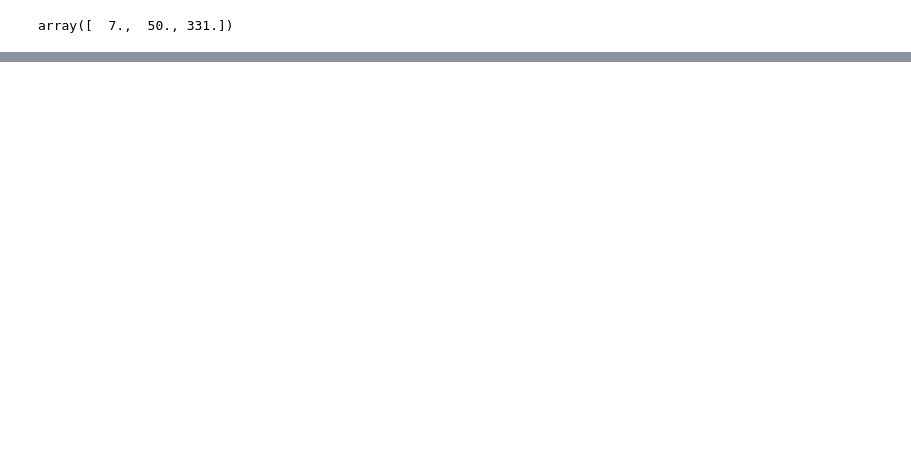
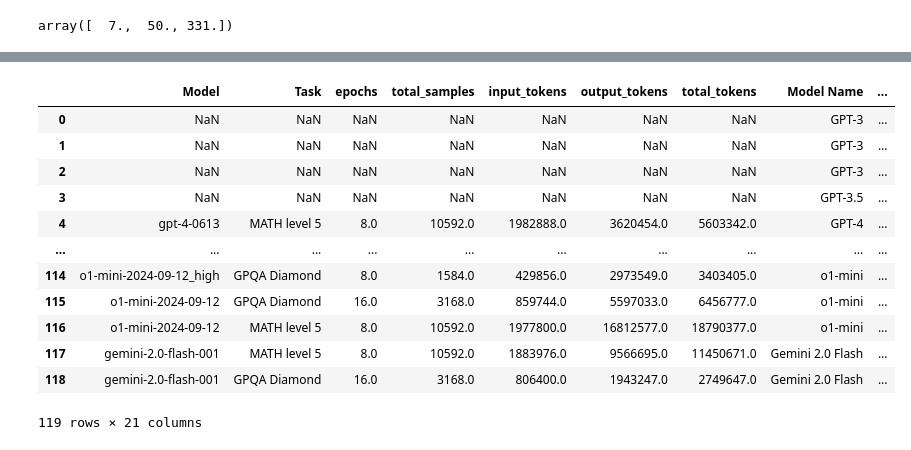
Before and after one commit to epoch-research/llm-benchmark-efficiency, a Jupyter notebook: llm_price_trends.ipynb, the cells around one changed output, grey strips where cells are left out. Cells and saved outputs as stored; diff of their text form; code cells hidden in the pictures; blank space fills up the shorter version.

Commit message:
Add evaluation cost analysis

```diff
--- a/llm_price_trends.ipynb
+++ b/llm_price_trends.ipynb
@@ -806,0 +1076,4 @@ fig.show()
+# %%
+# Saved in save_evaluation_data.ipynb
+eval_log_df = pd.read_csv('data/epoch_ai_eval_data.csv')
+eval_log_df.head()
@@ -806,0 +1180,26 @@ fig.show()
+# %%
+# Keep all rows from df, even if no match in aa_df
+df_temp = eval_log_df.copy()
+df_temp['Model Name'] = df_temp['Model'].map(model_mapping)
+merged_df = pd.merge(df_temp, aa_df, on='Model Name', how='left')
+
+# Keep all rows from aa_df, even if no match in df
+df_temp = eval_log_df.copy()
+df_temp['Model Name'] = df_temp['Model'].map(model_mapping)
+merged_df = pd.merge(df_temp, aa_df, on='Model Name', how='right')
+
+merged_df
+# %% [output]
+|  | Model | Task | epochs | total_samples | input_tokens | output_tokens | total_tokens | Model Name | ... |
+| 0 | NaN | NaN | NaN | NaN | NaN | NaN | NaN | GPT-3 | ... |
+| 1 | NaN | NaN | NaN | NaN | NaN | NaN | NaN | GPT-3 | ... |
+| 2 | NaN | NaN | NaN | NaN | NaN | NaN | NaN | GPT-3 | ... |
+| 3 | NaN | NaN | NaN | NaN | NaN | NaN | NaN | GPT-3.5 | ... |
+| 4 | gpt-4-0613 | MATH level 5 | 8.0 | 10592.0 | 1982888.0 | 3620454.0 | 5603342.0 | GPT-4 | ... |
+| ... | ... | ... | ... | ... | ... | ... | ... | ... | ... |
+| 114 | o1-mini-2024-09-12_high | GPQA Diamond | 8.0 | 1584.0 | 429856.0 | 2973549.0 | 3403405.0 | o1-mini | ... |
+| 115 | o1-mini-2024-09-12 | GPQA Diamond | 16.0 | 3168.0 | 859744.0 | 5597033.0 | 6456777.0 | o1-mini | ... |
+| 116 | o1-mini-2024-09-12 | MATH level 5 | 8.0 | 10592.0 | 1977800.0 | 16812577.0 | 18790377.0 | o1-mini | ... |
+| 117 | gemini-2.0-flash-001 | MATH level 5 | 8.0 | 10592.0 | 1883976.0 | 9566695.0 | 11450671.0 | Gemini 2.0 Flash | ... |
+| 118 | gemini-2.0-flash-001 | GPQA Diamond | 16.0 | 3168.0 | 806400.0 | 1943247.0 | 2749647.0 | Gemini 2.0 Flash | ... |
+119 rows × 21 columns
```
Also changed, not shown: parts of 23 cells of this notebook.
